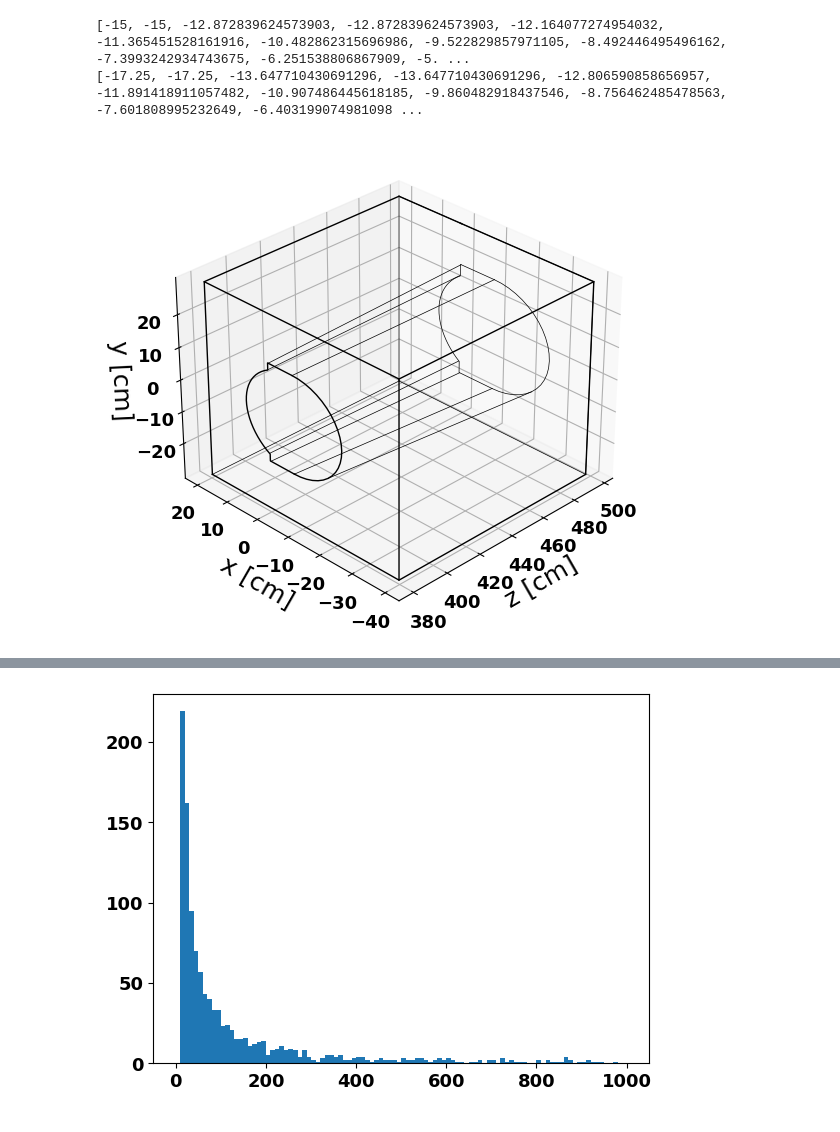
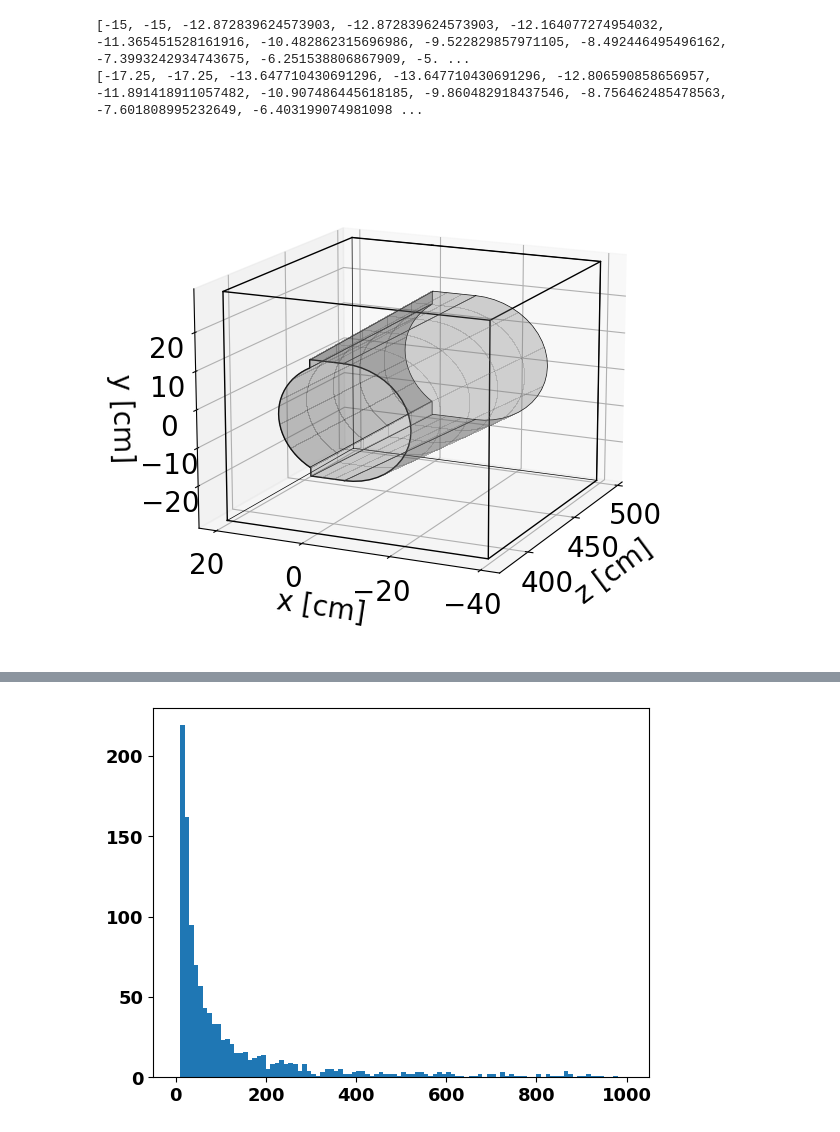
Before and after one commit to rymilton/eic_endcap_insert, a Jupyter notebook: analysis/WireframeExample.ipynb, the cells around one changed output, grey strips where cells are left out. Drawn from its saved outputs; the diff is of its cells as text; code cells hidden in the pictures.

```diff
--- a/analysis/WireframeExample.ipynb
+++ b/analysis/WireframeExample.ipynb
@@ -5,12 +5,12 @@ import matplotlib.pyplot as plt
 import pandas as pd
 from matplotlib import rc
 import os, os.path
-mpl.rcParams.update({'font.size': 18})
+mpl.rcParams.update({'font.size': 20})
 mpl.rcParams.update({'legend.fontsize': 20})
-mpl.rcParams.update({'xtick.labelsize': 13})
-mpl.rcParams.update({'ytick.labelsize': 13})
+mpl.rcParams.update({'xtick.labelsize': 20})
+mpl.rcParams.update({'ytick.labelsize': 20})
 mpl.rcParams.update({'text.usetex' : False})
-rc('font', weight='bold')
+#rc('font', weight='bold')
 colors = {}
 colors['C'] = '#1f77b4'
 colors['Fe'] = '#ff7f0e'
@@ -55,9 +55,9 @@ plt.plot([zmin, zmax],[-.2,-.2], [-15*np.sin(np.arccos((-7.7-.2)/15)),-17.25*np.
 #outline on the back
 plt.plot([zmax, zmax], [39.8,.2], [29.9,29.9], **thick)
 plt.plot([zmax, zmax,zmax], [-.2, -19.8, -19.8], [29.9,29.9, -29.9], **thick)
-ax.set_xlabel("z [cm]")
-ax.set_ylabel("x [cm]")
-ax.set_zlabel("y [cm]")
+ax.set_xlabel("z [cm]",labelpad=10)
+ax.set_ylabel("x [cm]",labelpad=10)
+ax.set_zlabel("y [cm]",labelpad=10)
 
 plt.show()
 # %% [output]
@@ -65,8 +65,9 @@ plt.show()
 # %%
-def wireframe():
+#def wireframe(azim=-135, elev=30):
+def wireframe(azim=-155, elev=15, proj_type='persp', translucent_hole=True):
     from mpl_toolkits.mplot3d import Axes3D
-    fig = plt.figure()
-    ax = Axes3D(fig, azim=-135, elev=30)
+    fig = plt.figure(figsize=(7,5))
+    ax = Axes3D(fig, azim=azim, elev=elev, proj_type=proj_type, computed_zorder=True)
 
     #use different thickness lines for the profiles versus hidden edges
     thick=dict(color='k', linewidth=1)
@@ -86,42 +87,84 @@ def wireframe():
         x=holeX-np.cos(phi)*holeR
         y=-holeR*np.sin(phi)
         x = [holeX,0,0] + list(x)+[0,0,holeX]
         y = [-holeR,-holeR,-holeR*np.sin(phi0)]+list(y)+[holeR*np.sin(phi0),holeR, holeR]
         print(y)
         zvals=[z]*len(x)
         plt.plot(zvals, x,y, **args)
     for x in (19.8, -39.8):
         for y in (-29.9, 29.9):
             args = thick if (y>0 and abs(x)>1) or x<-1 else thin
             plt.plot([zmin, zmax],[x,x], [y,y], **args)
 
     args=thin
     plt.plot([zmin, zmax],[-.2,-.2], [15,17.25], **args)
     plt.plot([zmin, zmax],[-.2,-.2], [-15,-17.25], **args)
     plt.plot([zmin, zmax],[-7.7,-10.55], [15,17.25], **args)
     plt.plot([zmin, zmax],[-7.7,-10.55], [-15,-17.25], **args)
     plt.plot([zmin, zmax],[.2,.2], [15*np.sin(np.arccos((-7.7-.2)/15)),17.25*np.sin(phi0)], **args)
     plt.plot([zmin, zmax],[.2,.2], [-15*np.sin(np.arccos((-7.7-.2)/15)),-17.25*np.sin(phi0)], **args)
 
-    phi1 = -np.pi*.75
-    phi2 = -np.pi*3/4
-    plt.plot([zmin, zmax],
-             [-7.7+np.cos(phi1)*15, -10.55+17.25*np.cos(phi2)],
-             [np.sin(phi1)*15, 17.25*np.sin(phi2)], **args)
+    #phi1 = -np.pi*.75
+    #phi2 = -np.pi*3/4
+    #plt.plot([zmin, zmax],
+    #         [-7.7+np.cos(phi1)*15, -10.55+17.25*np.cos(phi2)],
+    #         [np.sin(phi1)*15, 17.25*np.sin(phi2)], **args)
 
     #outline on the back
     plt.plot([zmax, zmax], [19.8,-.2], [29.9,29.9], **thick)
     plt.plot([zmax, zmax,zmax], [.2, -39.8, -39.8], [29.9,29.9, -29.9], **thick)
-    ax.set_xlabel("z [cm]")
-    ax.set_ylabel("x [cm]")
-    ax.set_zlabel("y [cm]")
+    ax.set_xlabel("z [cm]",labelpad=10)
+    ax.set_ylabel("x [cm]",labelpad=10)
+    ax.set_zlabel("y [cm]",labelpad=10)
+
+    if translucent_hole:
+        alpha=0.3
+        phi = np.linspace(np.pi/2, 3*np.pi/2, 100)
+        Z = np.arange(zmin, zmax, 4)
+        phi, Z = np.meshgrid(phi, Z)
+        R=15+(-15+17.25)*(Z-zmin)/(zmax-zmin)
+        Xc=-7.7+(-10.55+7.7)*(Z-zmin)/(zmax-zmin)
+        X = np.cos(phi)*R+Xc
+        Y = np.sin(phi)*R
+        surf = ax.plot_surface(Z,X, Y, color='0.5',
+                           linewidth=0, antialiased=False, alpha=alpha,ccount=5,  rcount=5)
+
+        a = np.linspace(-1, 1, 30)
+        Z = np.arange(zmin, zmax, 4)
+        a, Z = np.meshgrid(a, Z)
+        R=15+(-15+17.25)*(Z-zmin)/(zmax-zmin)
+        Xc=-7.7+(-10.55+7.7)*(Z-zmin)/(zmax-zmin)
+        phi0 = np.arccos(-Xc/R)
+        phi=a*phi0
+        X = np.cos(phi)*R+Xc
+        Y = np.sin(phi)*R
+        surf = ax.plot_surface(Z,X, Y, color='0.5',
+                           linewidth=0, antialiased=False, alpha=alpha, ccount=5, rcount=5)
+
+        for signY in -1,1:
+            Z = np.arange(zmin, zmax, 4)
+            a = np.linspace(0, 1, 30)
+            a, Z = np.meshgrid(a, Z)
+            R=15+(-15+17.25)*(Z-zmin)/(zmax-zmin)
+            Xc=-7.7+(-10.55+7.7)*(Z-zmin)/(zmax-zmin)
+
+            X = a*Xc
+            Y = signY*R
+            surf = ax.plot_surface(Z,X, Y, color='0.5',
+                           linewidth=0, antialiased=False, alpha=alpha,ccount=3,rcount=5)
+            X = 0
+            Y = signY*(R*np.sin(phi0)+a*(R-R*np.sin(phi0)))
+            surf = ax.plot_surface(Z,X, Y, color='0.5',
+                           linewidth=0, antialiased=False, alpha=alpha,ccount=1, rcount=5)
+        #surf.set_edgecolor("face")
+    ax.set_xticks((400, 450, 500))
     return fig, ax
 wireframe()
 plt.show()
 # %% [output]
 [-15, -15, -12.872839624573903, -12.872839624573903, -12.164077274954032, -11.365451528161916, -10.482862315696986, -9.522829857971105, -8.492446495496162, -7.3993242934743675, -6.251538806867909, -5. ...
 [-17.25, -17.25, -13.647710430691296, -13.647710430691296, -12.806590858656957, -11.891418911057482, -10.907486445618185, -9.860482918437546, -8.756462485478563, -7.601808995232649, -6.403199074981098 ...
-[figure, old version]
+[figure, new version]
 # %%
 import uproot as ur
 path = '/home/miguel/eic/eic_endcap_insert/'
```
Also changed, not shown: parts of 5 cells of this notebook, 1 other file.
